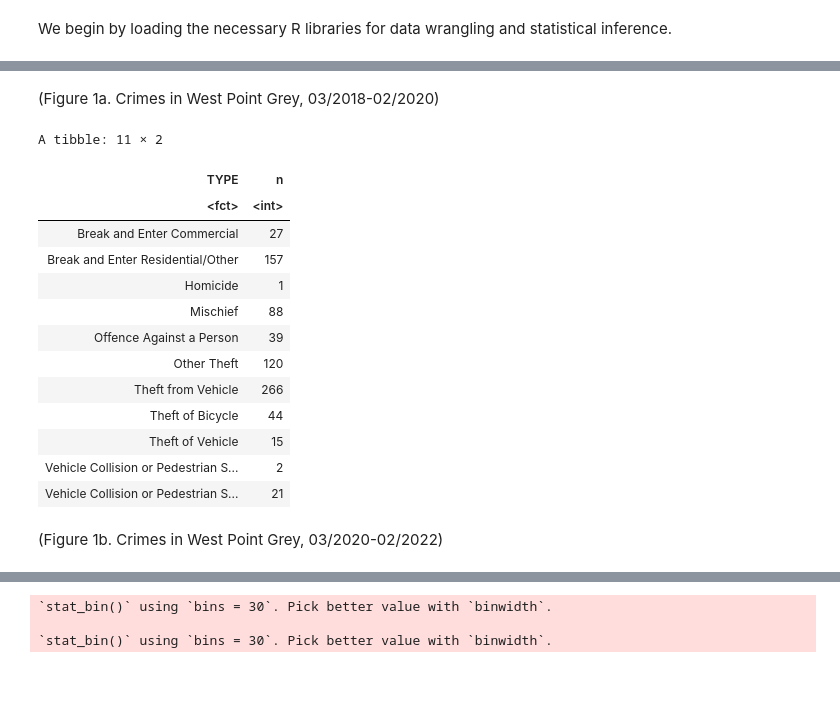
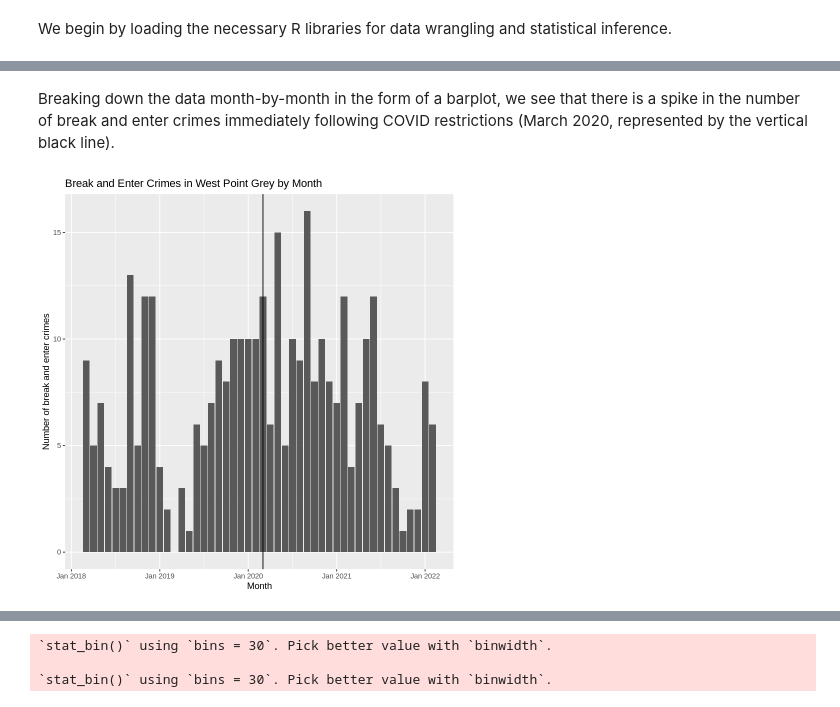
Before and after one commit to willis-cao/stat201-project-group16, a Jupyter notebook: proposal.ipynb, the cells around one changed output, grey strips where cells are left out. Saved outputs shown, nothing was run; the diff lists cells and outputs as text; code cells hidden in the pictures; blank space fills up the shorter version.

```diff
--- a/proposal.ipynb
+++ b/proposal.ipynb
@@ -95,22 +58,17 @@ A tibble: 10 × 2
-# %% [markdown]
-(Figure 1a. Crimes in West Point Grey, 03/2018-02/2020)
-# %%
-wpg_covid_by_type
-# %% [output]
-A tibble: 11 × 2
-| TYPE | n |
-| <fct> | <int> |
-| Break and Enter Commercial | 27 |
-| Break and Enter Residential/Other | 157 |
-| Homicide | 1 |
-| Mischief | 88 |
-| Offence Against a Person | 39 |
-| Other Theft | 120 |
-| Theft from Vehicle | 266 |
-| Theft of Bicycle | 44 |
-| Theft of Vehicle | 15 |
-| Vehicle Collision or Pedestrian S... | 2 |
-| Vehicle Collision or Pedestrian S... | 21 |
-# %% [markdown]
-(Figure 1b. Crimes in West Point Grey, 03/2020-02/2022)
+# %% [markdown]
+Breaking down the data month-by-month in the form of a barplot, we see that there is a spike in the number of break and enter crimes immediately following COVID restrictions (March 2020, represented by the vertical black line).
+# %%
+line_plot <- wpg |>
+    filter(TYPE == "Break and Enter Commercial" | TYPE == "Break and Enter Residential/Other") |>
+    mutate(YEARMON = as.yearmon(paste(YEAR, MONTH), "%Y %m")) |>
+    ggplot() +
+    geom_bar(aes(x = YEARMON)) +
+    geom_vline(xintercept = as.yearmon(paste(2020, 03), "%Y %m")) +
+    labs(title = "Break and Enter Crimes in West Point Grey by Month",
+         x = "Month",
+         y = "Number of break and enter crimes")
+
+line_plot
+# %% [output]
+[figure, added]
 # %% [markdown]
```
Also changed, not shown: parts of 14 cells of this notebook.
